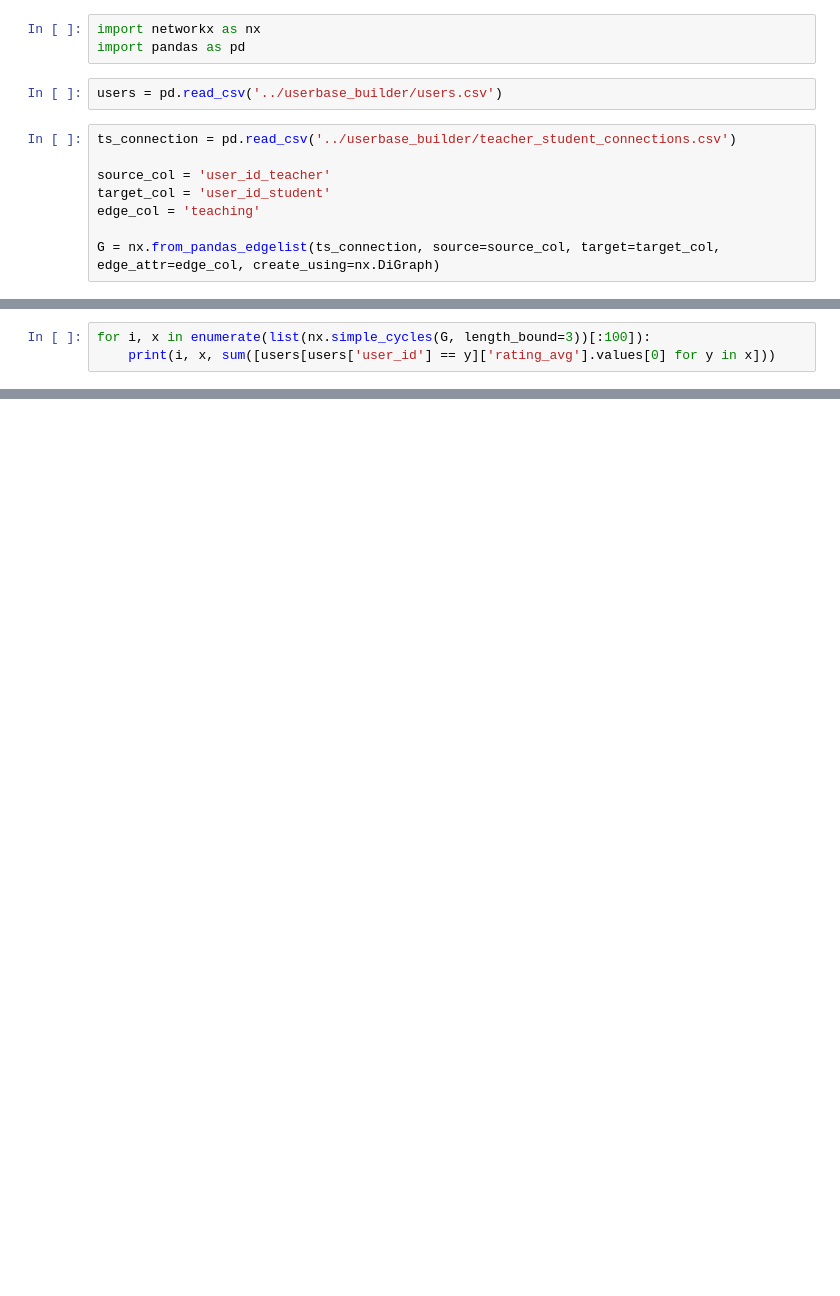
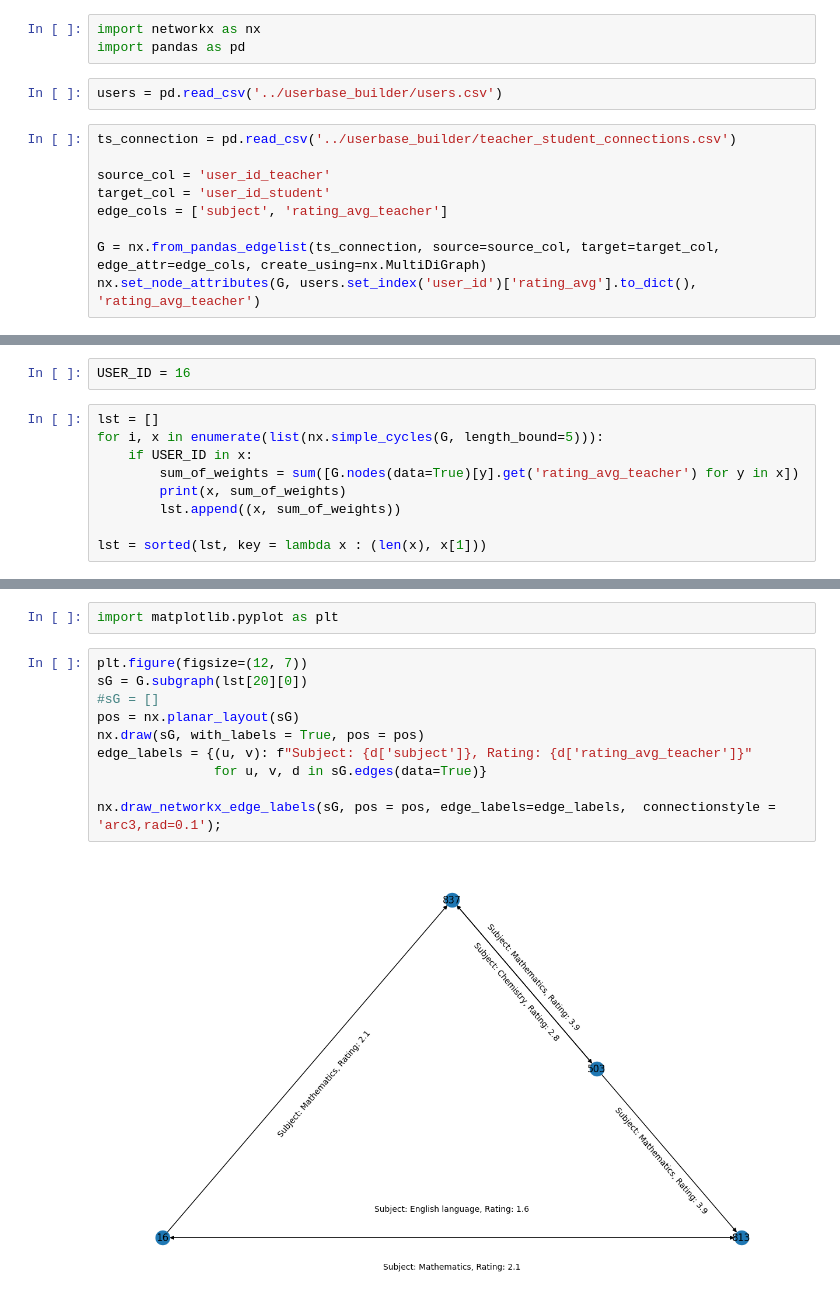
Before and after one commit to njaric03/UniHack24-Vanjo, a Jupyter notebook: knowledge_graph/make_knowledge_graph.ipynb, the cells around one changed output, grey strips where cells are left out. Drawn from its saved outputs; the diff is of its cells as text; blank space fills up the shorter version.

Commit message:
fixed user generation frfr and cycle finding

```diff
--- a/knowledge_graph/make_knowledge_graph.ipynb
+++ b/knowledge_graph/make_knowledge_graph.ipynb
@@ -8,6 +8,7 @@ ts_connection = pd.read_csv('../userbase_builder/teacher_student_connections.csv
 
 source_col = 'user_id_teacher'
 target_col = 'user_id_student'
-edge_col = 'teaching'
+edge_cols = ['subject', 'rating_avg_teacher']
 
-G = nx.from_pandas_edgelist(ts_connection, source=source_col, target=target_col, edge_attr=edge_col, create_using=nx.DiGraph)
+G = nx.from_pandas_edgelist(ts_connection, source=source_col, target=target_col, edge_attr=edge_cols, create_using=nx.MultiDiGraph)
+nx.set_node_attributes(G, users.set_index('user_id')['rating_avg'].to_dict(), 'rating_avg_teacher')
@@ -82,3 +14,0 @@ except:
-# %%
-for i, x in enumerate(list(nx.simple_cycles(G, length_bound=3))[:100]):
-    print(i, x, sum([users[users['user_id'] == y]['rating_avg'].values[0] for y in x]))
@@ -106,0 +39,11 @@ np.float64(2.7)
+# %%
+USER_ID = 16
+# %%
+lst = []
+for i, x in enumerate(list(nx.simple_cycles(G, length_bound=5))):
+    if USER_ID in x:
+        sum_of_weights = sum([G.nodes(data=True)[y].get('rating_avg_teacher') for y in x])
+        print(x, sum_of_weights)
+        lst.append((x, sum_of_weights))
+
+lst = sorted(lst, key = lambda x : (len(x), x[1]))
@@ -106,0 +68,14 @@ np.float64(2.7)
+# %%
+import matplotlib.pyplot as plt
+# %%
+plt.figure(figsize=(12, 7))
+sG = G.subgraph(lst[20][0])
+#sG = []
+pos = nx.planar_layout(sG)
+nx.draw(sG, with_labels = True, pos = pos)
+edge_labels = {(u, v): f"Subject: {d['subject']}, Rating: {d['rating_avg_teacher']}"
+               for u, v, d in sG.edges(data=True)}
+
+nx.draw_networkx_edge_labels(sG, pos = pos, edge_labels=edge_labels,  connectionstyle = 'arc3,rad=0.1');
+# %% [output]
+[figure, added]
```
Also changed, not shown: parts of 13 cells of this notebook, 1 other file.
